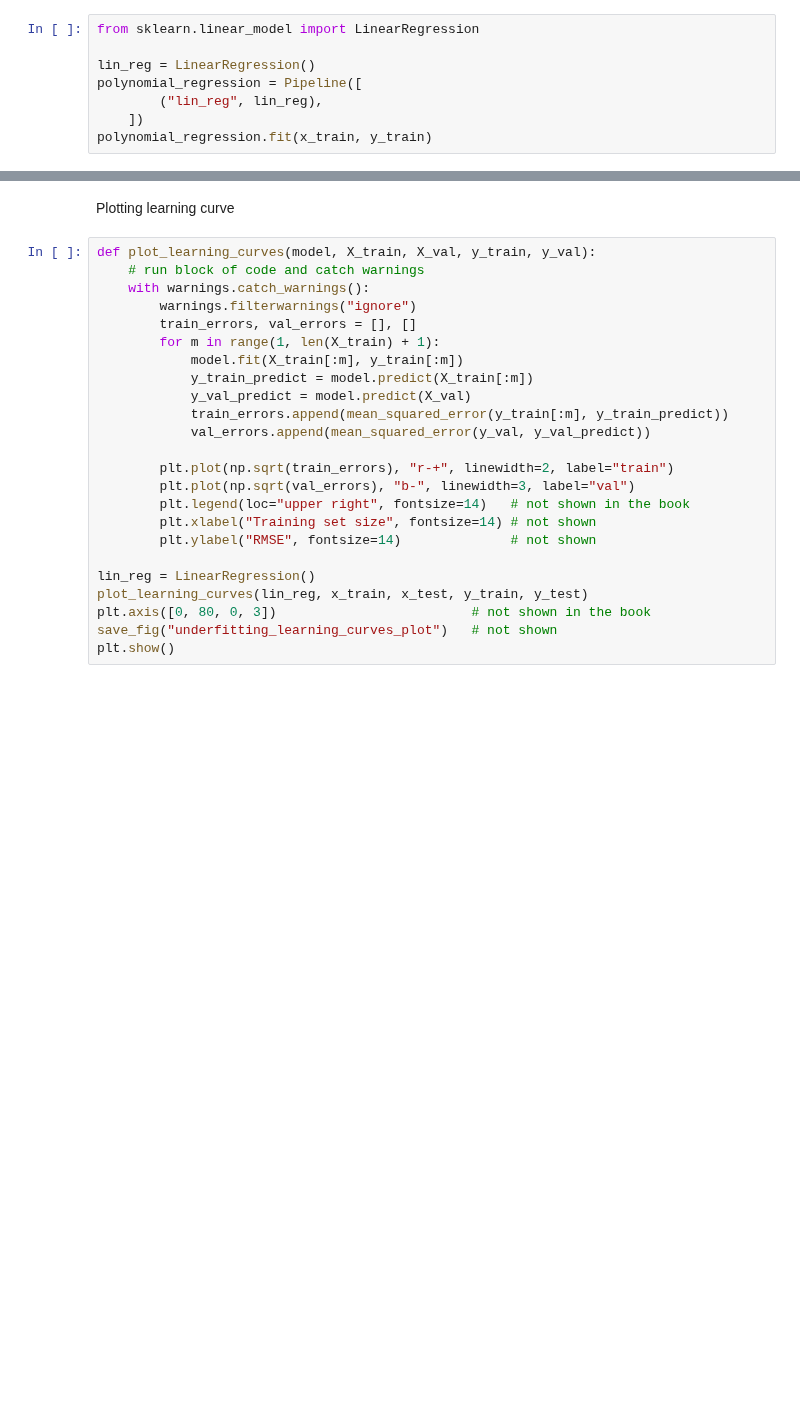
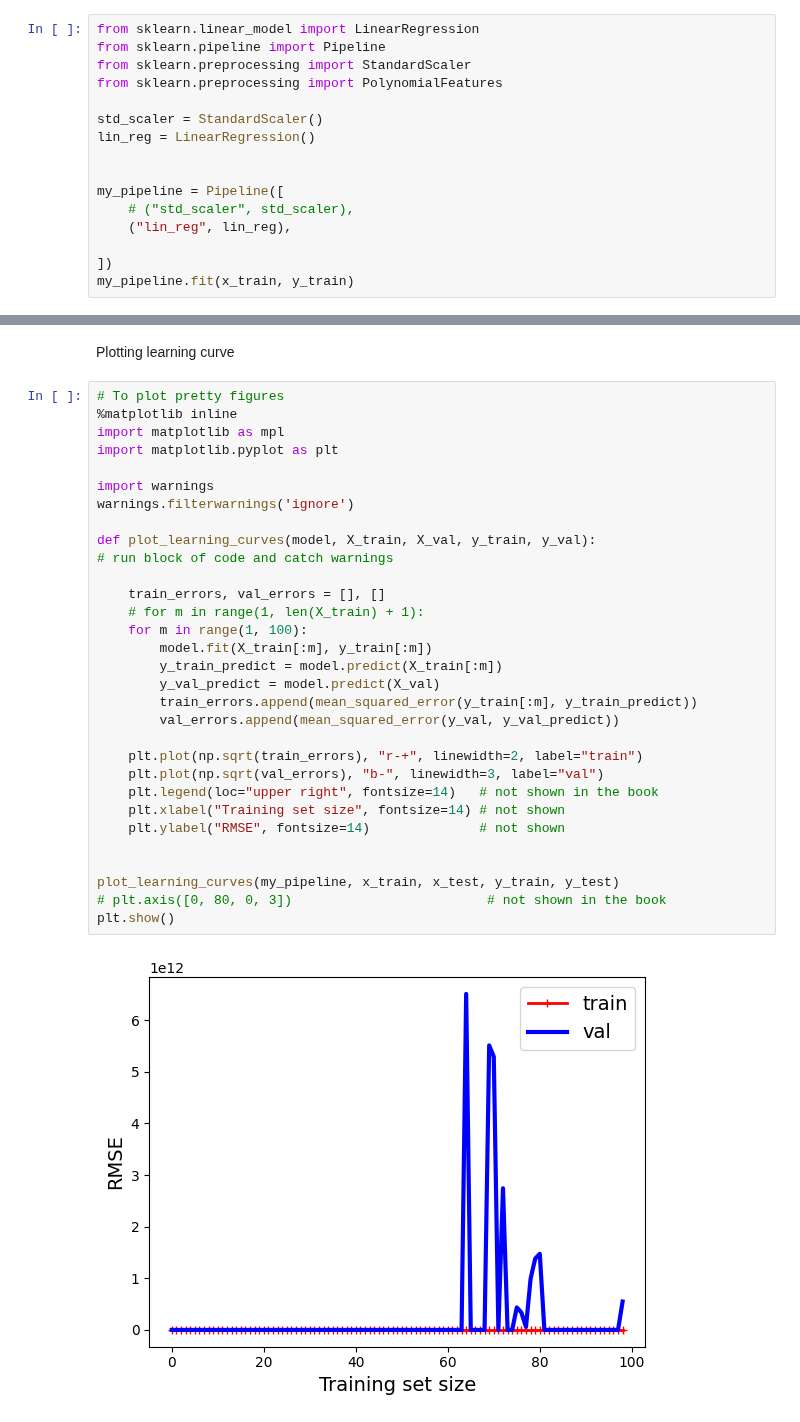
Before and after one commit to hikmatelhaj/machine-learning-project, a Jupyter notebook: sprint2-regressie.ipynb, the cells around one changed output, grey strips where cells are left out. Cells and saved outputs as stored; diff of their text form; blank space fills up the shorter version.

Commit message:
training curve plotten

```diff
--- a/sprint2-regressie.ipynb
+++ b/sprint2-regressie.ipynb
@@ -86,9 +88,17 @@ x_train, x_test, y_train, y_test = train.loc[:, df.columns != 'number of reviews
     ,train["number of reviews"], test["number of reviews"]
 # %%
 from sklearn.linear_model import LinearRegression
+from sklearn.pipeline import Pipeline
+from sklearn.preprocessing import StandardScaler
+from sklearn.preprocessing import PolynomialFeatures
 
+std_scaler = StandardScaler()
 lin_reg = LinearRegression()
-polynomial_regression = Pipeline([
-        ("lin_reg", lin_reg),
-    ])
-polynomial_regression.fit(x_train, y_train)
+
+
+my_pipeline = Pipeline([
+    # ("std_scaler", std_scaler),
+    ("lin_reg", lin_reg),
+
+])
+my_pipeline.fit(x_train, y_train)
@@ -110,26 +139,35 @@ lin_rmse
 # %% [markdown]
 Plotting learning curve
 # %%
+# To plot pretty figures
+%matplotlib inline
+import matplotlib as mpl
+import matplotlib.pyplot as plt
+
+import warnings
+warnings.filterwarnings('ignore')
+
 def plot_learning_curves(model, X_train, X_val, y_train, y_val):
-    # run block of code and catch warnings
-    with warnings.catch_warnings():
-	    warnings.filterwarnings("ignore")
-        train_errors, val_errors = [], []
-        for m in range(1, len(X_train) + 1):
-            model.fit(X_train[:m], y_train[:m])
-            y_train_predict = model.predict(X_train[:m])
-            y_val_predict = model.predict(X_val)
-            train_errors.append(mean_squared_error(y_train[:m], y_train_predict))
-            val_errors.append(mean_squared_error(y_val, y_val_predict))
+# run block of code and catch warnings
 
-        plt.plot(np.sqrt(train_errors), "r-+", linewidth=2, label="train")
-        plt.plot(np.sqrt(val_errors), "b-", linewidth=3, label="val")
-        plt.legend(loc="upper right", fontsize=14)   # not shown in the book
-        plt.xlabel("Training set size", fontsize=14) # not shown
-        plt.ylabel("RMSE", fontsize=14)              # not shown
+    train_errors, val_errors = [], []
+    # for m in range(1, len(X_train) + 1):
+    for m in range(1, 100):
+        model.fit(X_train[:m], y_train[:m])
+        y_train_predict = model.predict(X_train[:m])
+        y_val_predict = model.predict(X_val)
+        train_errors.append(mean_squared_error(y_train[:m], y_train_predict))
+        val_errors.append(mean_squared_error(y_val, y_val_predict))
 
-lin_reg = LinearRegression()
-plot_learning_curves(lin_reg, x_train, x_test, y_train, y_test)
-plt.axis([0, 80, 0, 3])                         # not shown in the book
-save_fig("underfitting_learning_curves_plot")   # not shown
+    plt.plot(np.sqrt(train_errors), "r-+", linewidth=2, label="train")
+    plt.plot(np.sqrt(val_errors), "b-", linewidth=3, label="val")
+    plt.legend(loc="upper right", fontsize=14)   # not shown in the book
+    plt.xlabel("Training set size", fontsize=14) # not shown
+    plt.ylabel("RMSE", fontsize=14)              # not shown
+
+
+plot_learning_curves(my_pipeline, x_train, x_test, y_train, y_test)
+# plt.axis([0, 80, 0, 3])                         # not shown in the book
 plt.show()
+# %% [output]
+[figure, added]
```
Also changed, not shown: parts of 6 cells of this notebook.
